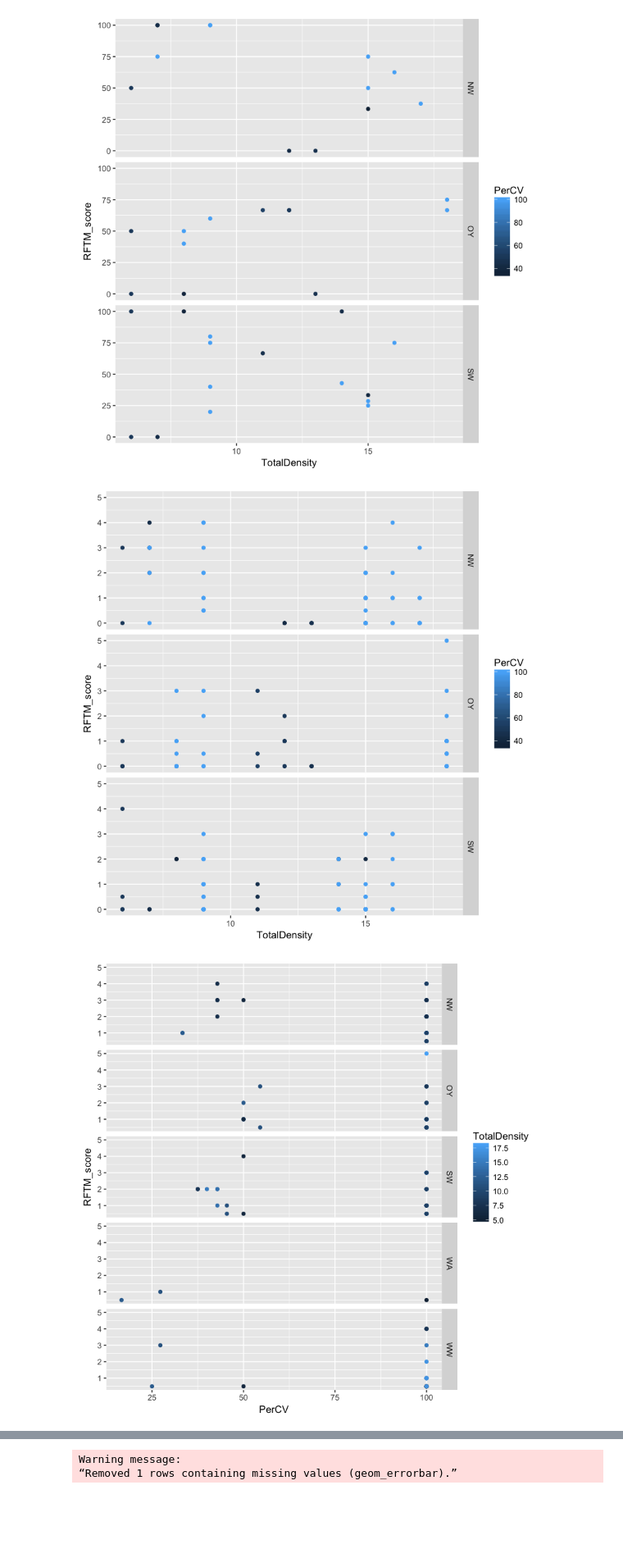
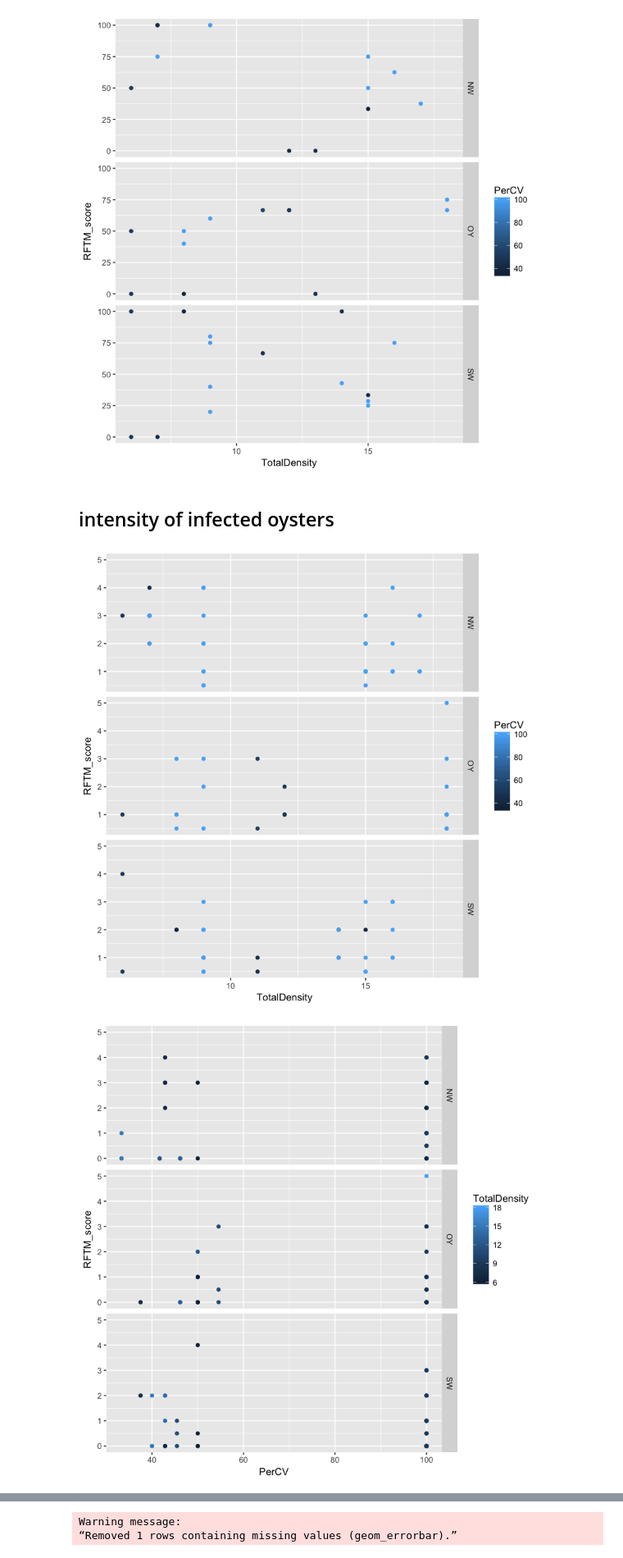
Before and after one commit to sagw/DE1, a Jupyter notebook: Size_RFTM_Prelim.ipynb, the cells around one changed output, grey strips where cells are left out. Shown at 82% size. Saved outputs shown, nothing was run; the diff lists cells and outputs as text; code cells hidden in the pictures; blank space fills up the shorter version.

Commit message:
list of oysters to pcr verify

```diff
--- a/Size_RFTM_Prelim.ipynb
+++ b/Size_RFTM_Prelim.ipynb
@@ -65,4 +56,4 @@ cv=dc[dc$Species=="CV",]
 gd=dc[dc$Species=="GD",]
 mm=dc[dc$Species=="MM",]
 # %%
-cvRFTM=cv[!is.na(cv$RFTM_score),]
+cvRFTM=cv[cv$Genetics_Weight=="G"&!is.na(cv$RFTM_score),]
@@ -139,2 +220,3 @@ table(cvRFTM1$Color, cvRFTM1$Treatment, cvRFTM1$Site)
 # %%
 cvRFTM1=cvRFTM1[!cvRFTM1$Site=="WW",]
+cvRFTM1=cvRFTM1[!cvRFTM1$Site=="SW",]
@@ -141,3 +231,3 @@ cvRFTM1=cvRFTM1[!cvRFTM1$Site=="WW",]
 # %%
-cvRFTM1$TotalDensity=scale(cvRFTM1$TotalDensity)
-cvRFTM1$PerCV=scale(cvRFTM1$PerCV)
+cvRFTM1$TotalDensity_s=scale(cvRFTM1$TotalDensity)
+cvRFTM1$PerCV_s=scale(cvRFTM1$PerCV)
@@ -182,5 +333,7 @@ ggplot(prevalence, aes(x=PerCV, y=RFTM_score)) + facet_grid(Site~.)+geom_point(a
 ggplot(prevalence, aes(x=TotalDensity, y=RFTM_score)) + facet_grid(Site~.)+ geom_point(aes(color=PerCV))
 # %% [output]
 [figure]
+# %% [markdown]
+## intensity of infected oysters
 # %%
 cvInt=cvRFTM1[cvRFTM1$RFTM_score>0 & !is.na(cvRFTM1$RFTM_score),]
@@ -192,8 +340,8 @@ prev1=glmer(RFTM_score~TotalDensity*PerCV+(1|Site/Color/Number), data=cvRFTM1, f
 # %%
-ggplot(cvRFTM1, aes(x=TotalDensity, y=RFTM_score)) + facet_grid(Site~.)+ geom_point(aes(color=PerCV))
+ggplot(cvInt, aes(x=TotalDensity, y=RFTM_score)) + facet_grid(Site~.)+ geom_point(aes(color=PerCV))
 # %% [output]
-[figure, old version]
+[figure, new version]
 # %%
-ggplot(cvInt, aes(x=PerCV, y=RFTM_score)) + facet_grid(Site~.)+ geom_point(aes(color=TotalDensity))
+ggplot(cvRFTM1, aes(x=PerCV, y=RFTM_score)) + facet_grid(Site~.)+ geom_point(aes(color=TotalDensity))
 # %% [output]
-[figure, old version]
+[figure, new version]
```
Also changed, not shown: parts of 48 cells of this notebook.
